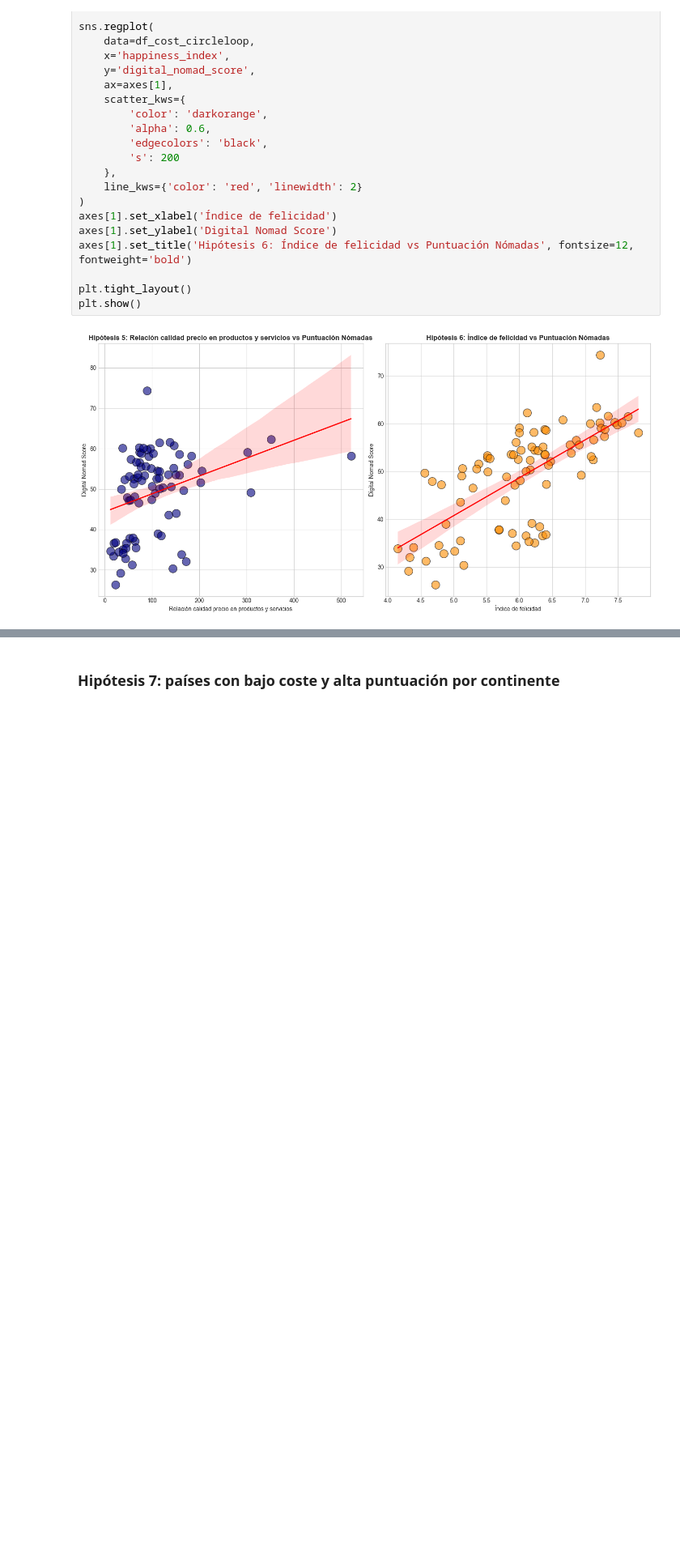
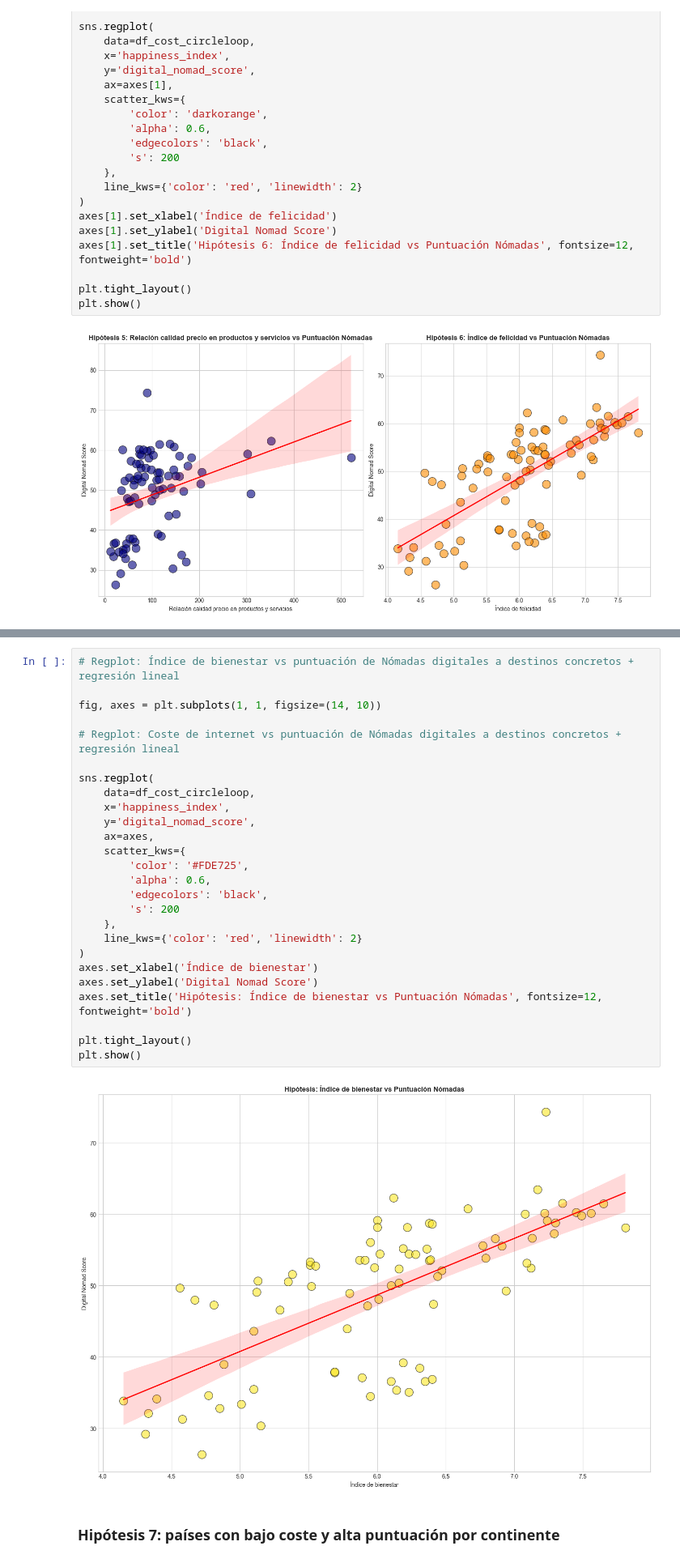
Before and after one commit to danielaaguirrej55-source/EDA-Nomadismo-Digital, a Jupyter notebook: src/notebooks/EDA-bivariante-juanfcia-v1.ipynb, the cells around one changed output, grey strips where cells are left out. Shown at 81% size. Drawn from its saved outputs; the diff is of its cells as text; blank space fills up the shorter version.

Commit message:
EDA - Nomadismo digital / analisis main v1
- v1 de archivo main en carpeta notebooks.
- Pactar con equipo cómo hacermos mezcla en main principal

```diff
--- a/src/notebooks/EDA-bivariante-juanfcia-v1.ipynb
+++ b/src/notebooks/EDA-bivariante-juanfcia-v1.ipynb
@@ -704,2 +704,30 @@ plt.show()
+# %%
+# Regplot: Índice de bienestar vs puntuación de Nómadas digitales a destinos concretos + regresión lineal
+
+fig, axes = plt.subplots(1, 1, figsize=(14, 10))
+
+# Regplot: Coste de internet vs puntuación de Nómadas digitales a destinos concretos + regresión lineal
+
+sns.regplot(
+    data=df_cost_circleloop,
+    x='happiness_index',
+    y='digital_nomad_score',
+    ax=axes,
+    scatter_kws={
+        'color': '#FDE725',
+        'alpha': 0.6,
+        'edgecolors': 'black',
+        's': 200
+    },
+    line_kws={'color': 'red', 'linewidth': 2}
+)
+axes.set_xlabel('Índice de bienestar')
+axes.set_ylabel('Digital Nomad Score')
+axes.set_title('Hipótesis: Índice de bienestar vs Puntuación Nómadas', fontsize=12, fontweight='bold')
+
+plt.tight_layout()
+plt.show()
+# %% [output]
+[figure, added]
 # %% [markdown]
 ### **Hipótesis 7: países con bajo coste y alta puntuación por continente**
```
Also changed, not shown: parts of 7 cells of this notebook, 2 other files.
